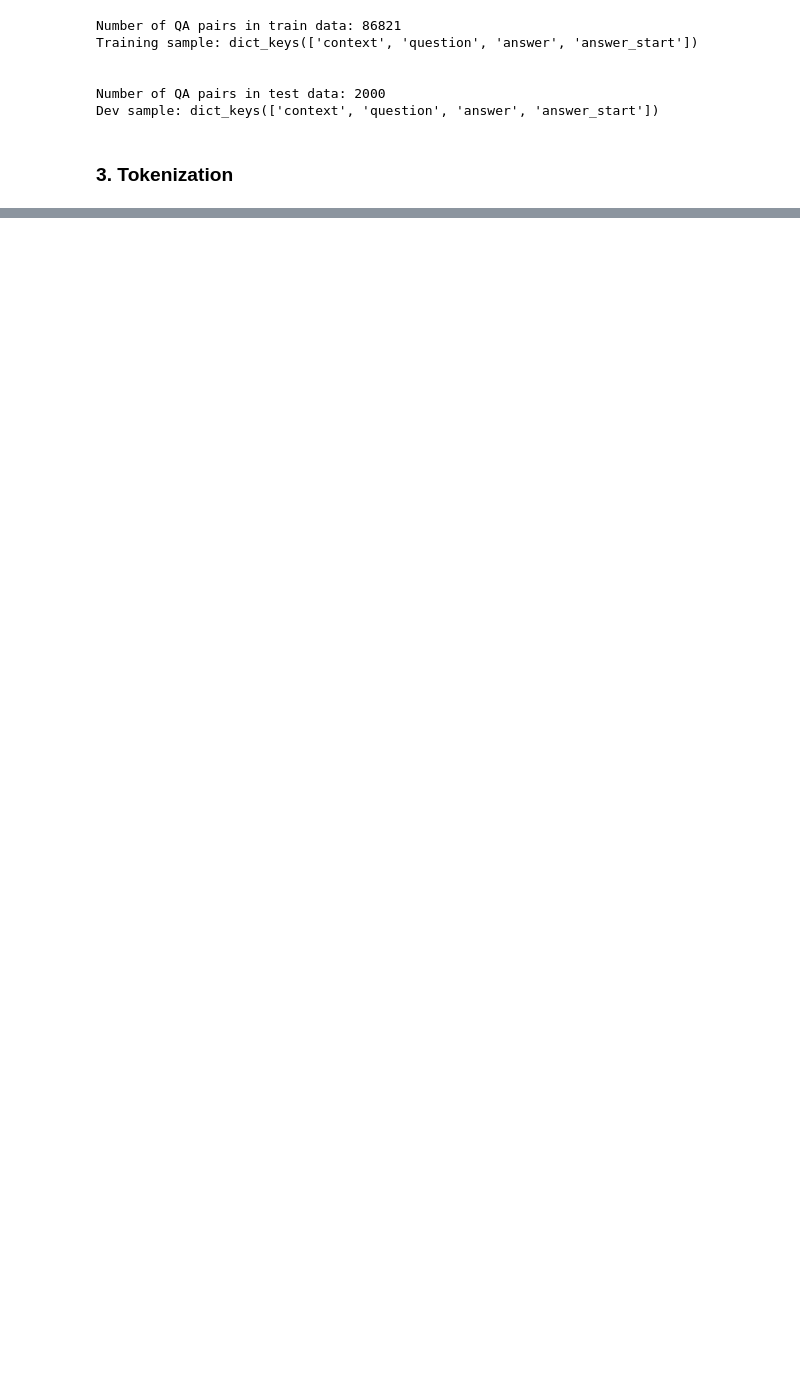
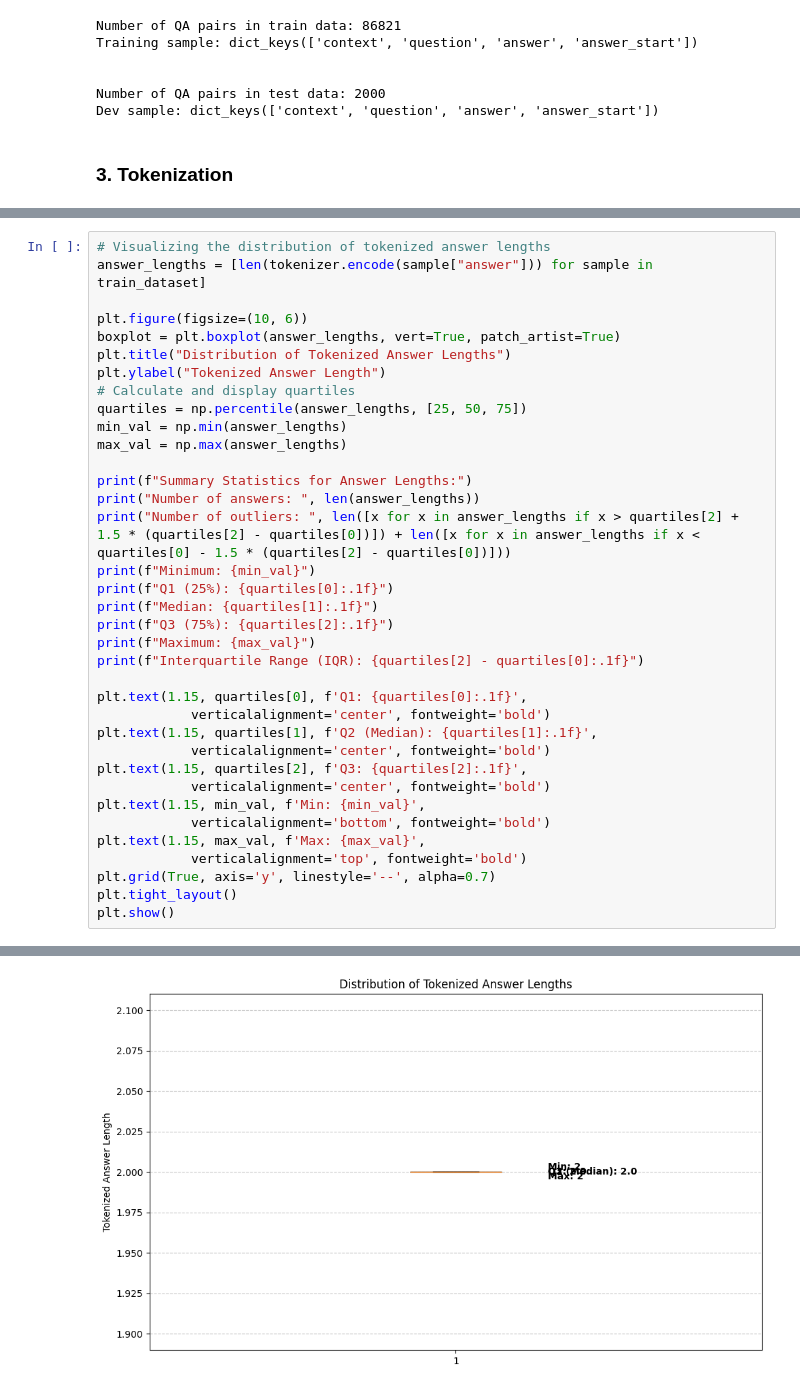
Before and after one commit to OMAR-AHMED-SAAD/NLP_PROJECT_111, a Jupyter notebook: m2_notebook.ipynb, the cells around one changed output, grey strips where cells are left out. Cells and saved outputs as stored; diff of their text form; blank space fills up the shorter version.

```diff
--- a/m2_notebook.ipynb
+++ b/m2_notebook.ipynb
@@ -239,0 +314,37 @@ Decoded Output: how is the weather in france ?
+# %%
+# Visualizing the distribution of tokenized answer lengths
+answer_lengths = [len(tokenizer.encode(sample["answer"])) for sample in train_dataset]
+
+plt.figure(figsize=(10, 6))
+boxplot = plt.boxplot(answer_lengths, vert=True, patch_artist=True)
+plt.title("Distribution of Tokenized Answer Lengths")
+plt.ylabel("Tokenized Answer Length")
+# Calculate and display quartiles
+quartiles = np.percentile(answer_lengths, [25, 50, 75])
+min_val = np.min(answer_lengths)
+max_val = np.max(answer_lengths)
+
+print(f"Summary Statistics for Answer Lengths:")
+print("Number of answers: ", len(answer_lengths))
+print("Number of outliers: ", len([x for x in answer_lengths if x > quartiles[2] + 1.5 * (quartiles[2] - quartiles[0])]) + len([x for x in answer_lengths if x < quartiles[0] - 1.5 * (quartiles[2] - quartiles[0])]))
+print(f"Minimum: {min_val}")
+print(f"Q1 (25%): {quartiles[0]:.1f}")
+print(f"Median: {quartiles[1]:.1f}")
+print(f"Q3 (75%): {quartiles[2]:.1f}")
+print(f"Maximum: {max_val}")
+print(f"Interquartile Range (IQR): {quartiles[2] - quartiles[0]:.1f}")
+
+plt.text(1.15, quartiles[0], f'Q1: {quartiles[0]:.1f}',
+            verticalalignment='center', fontweight='bold')
+plt.text(1.15, quartiles[1], f'Q2 (Median): {quartiles[1]:.1f}',
+            verticalalignment='center', fontweight='bold')
+plt.text(1.15, quartiles[2], f'Q3: {quartiles[2]:.1f}',
+            verticalalignment='center', fontweight='bold')
+plt.text(1.15, min_val, f'Min: {min_val}',
+            verticalalignment='bottom', fontweight='bold')
+plt.text(1.15, max_val, f'Max: {max_val}',
+            verticalalignment='top', fontweight='bold')
+plt.grid(True, axis='y', linestyle='--', alpha=0.7)
+plt.tight_layout()
+plt.show()
+# %% [output]
@@ -239,0 +360 @@ Decoded Output: how is the weather in france ?
+[figure, added]
```
Also changed, not shown: parts of 19 cells of this notebook, 2 other files.
